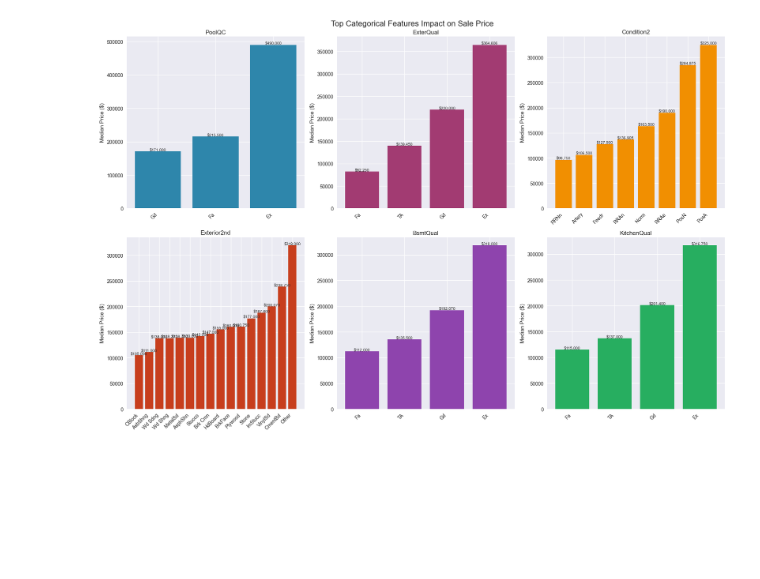
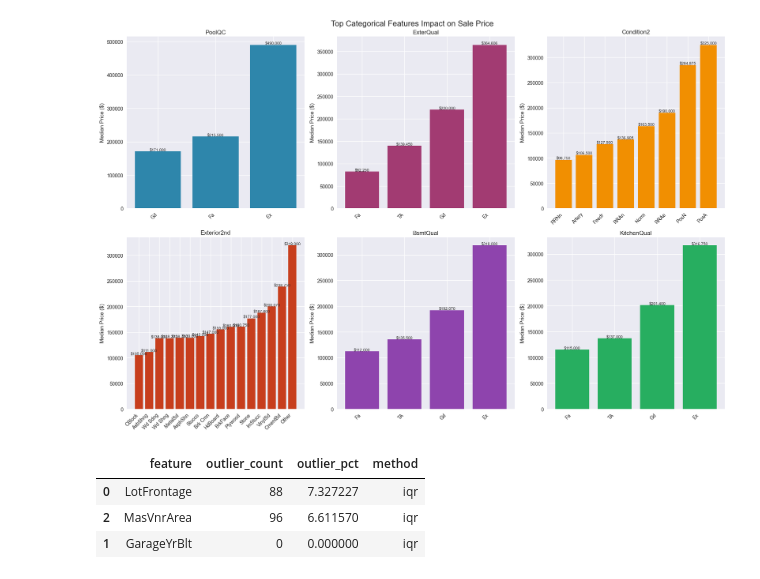
Before and after one commit to arsathits/data-analysis-with-python, a Jupyter notebook: housing_data_EDA/Housing.ipynb, the cells around one changed output. Cells and saved outputs as stored; diff of their text form; code cells hidden in the pictures; blank space fills up the shorter version.

```diff
--- a/housing_data_EDA/Housing.ipynb
+++ b/housing_data_EDA/Housing.ipynb
@@ -260,3 +260,45 @@ def plot_top_categorical_features(df, cat_analysis, target = 'SalePrice', top_n=
 plot_top_categorical_features(df, cat_analysis, target = 'SalePrice', top_n=6)
 # %% [output]
 [figure]
+# %%
+def detect_outliers(df, features, method='iqr', threshold=1.5):
+    """Detect outliers using IQR or Z-score method"""
+    outlier_summary = []
+
+    for feature in features:
+        # Skip non-numerical features
+        if df[feature].dtype not in ['int64', 'float64', 'int32', 'float32']:
+            continue
+
+        data = df[feature].dropna()
+
+        if len(data) == 0:  # Skip if no data
+            continue
+
+        if method == 'iqr':
+            Q1 = data.quantile(0.25)
+            Q3 = data.quantile(0.75)
+            IQR = Q3 - Q1
+            lower_bound = Q1 - threshold * IQR
+            upper_bound = Q3 + threshold * IQR
+            outliers = data[(data < lower_bound) | (data > upper_bound)]
+
+        elif method == 'zscore':
+            z_scores = np.abs(stats.zscore(data))
+            outliers = data[z_scores > threshold]
+
+        outlier_summary.append({
+            'feature': feature,
+            'outlier_count': len(outliers),
+            'outlier_pct': len(outliers) / len(data) * 100,
+            'method': method
+        })
+
+    return pd.DataFrame(outlier_summary).sort_values('outlier_pct', ascending=False)
+# %%
+detect_outliers(df, features, method='iqr', threshold=1.5)
+# %% [output]
+|  | feature | outlier_count | outlier_pct | method |
+| 0 | LotFrontage | 88 | 7.327227 | iqr |
+| 2 | MasVnrArea | 96 | 6.611570 | iqr |
+| 1 | GarageYrBlt | 0 | 0.000000 | iqr |
```
